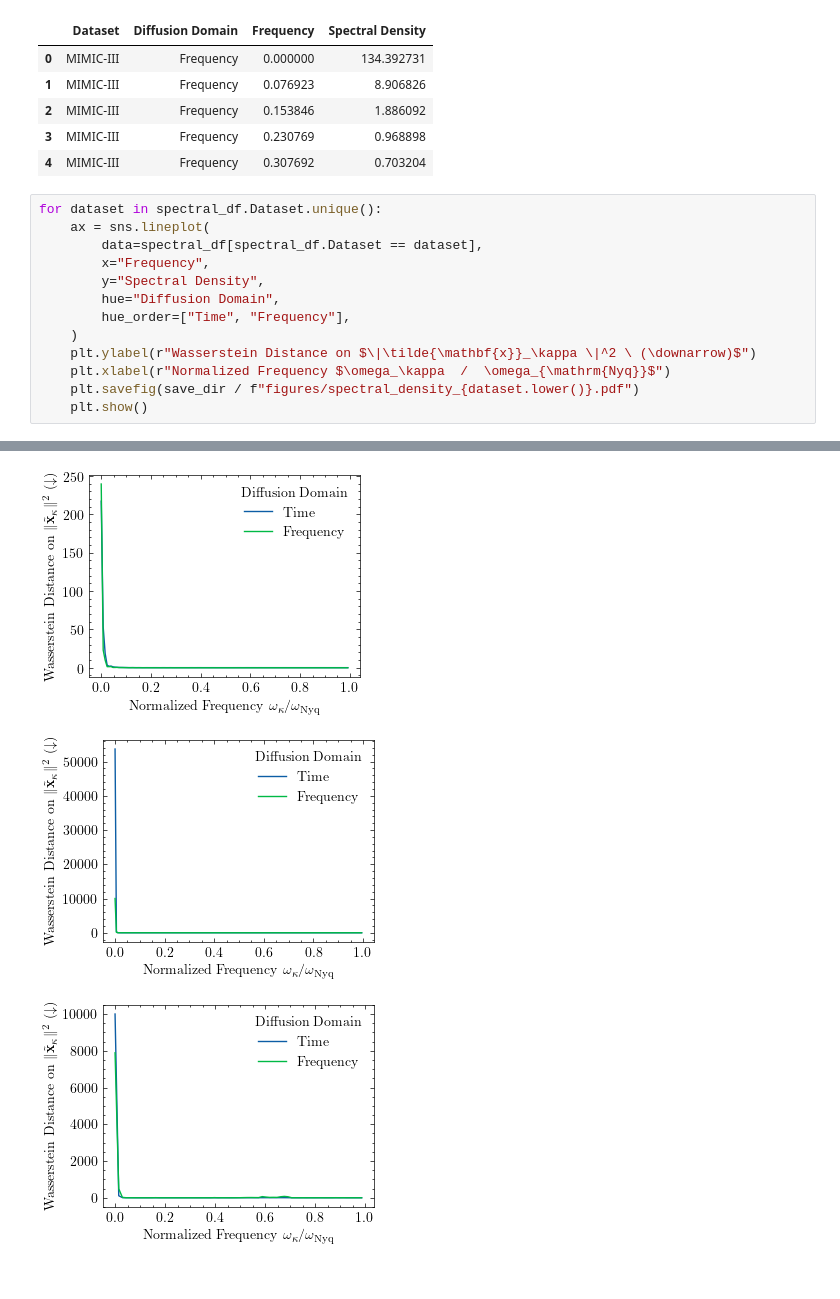
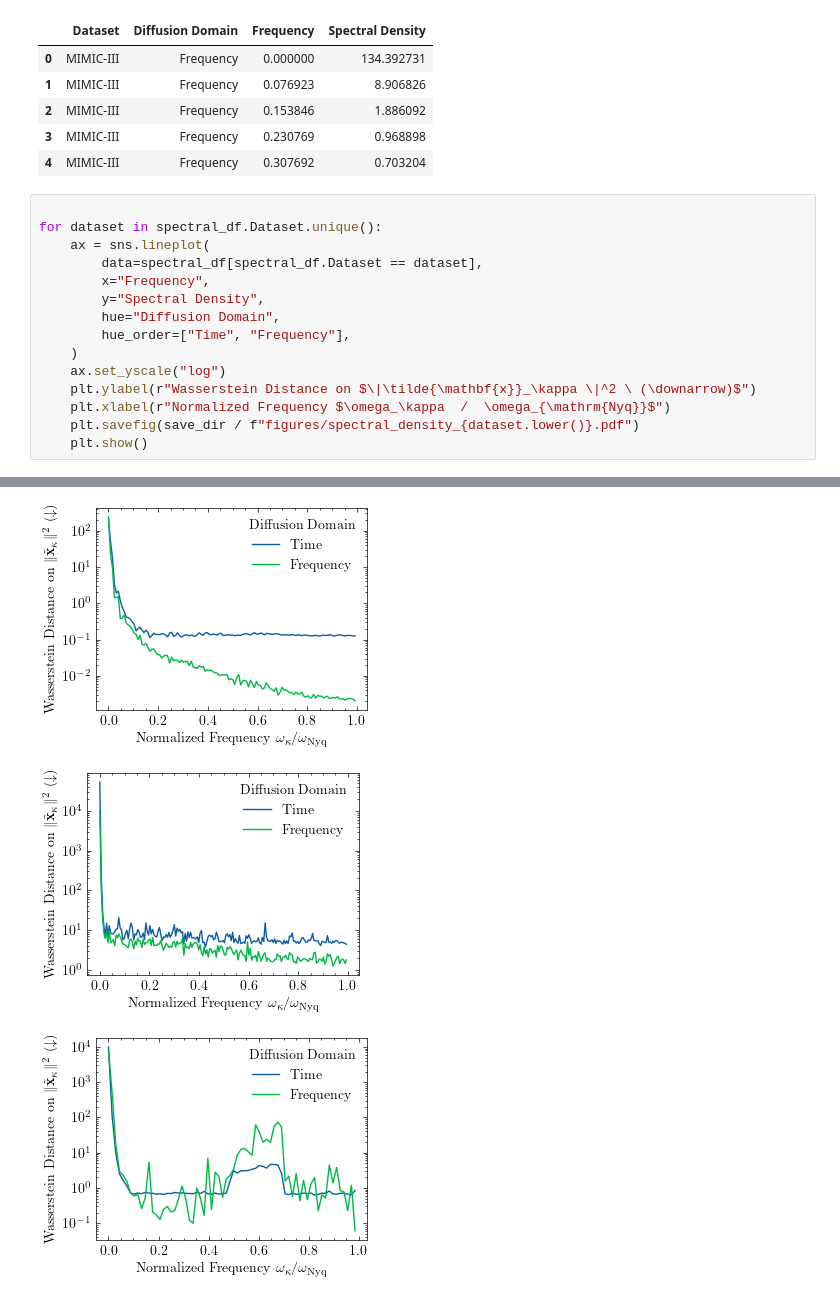
Before and after one commit to JonathanCrabbe/FourierDiffusion, a Jupyter notebook: notebooks/results.ipynb, the cells around one changed output, grey strips where cells are left out. Saved outputs shown, nothing was run; the diff lists cells and outputs as text.

Commit message:
Finalize plots

```diff
--- a/notebooks/results.ipynb
+++ b/notebooks/results.ipynb
@@ -247,6 +247,7 @@ spectral_df.head()
 | 3 | MIMIC-III | Frequency | 0.230769 | 0.968898 |
 | 4 | MIMIC-III | Frequency | 0.307692 | 0.703204 |
 # %%
+
 for dataset in spectral_df.Dataset.unique():
     ax = sns.lineplot(
         data=spectral_df[spectral_df.Dataset == dataset],
@@ -255,6 +256,7 @@ for dataset in spectral_df.Dataset.unique():
         hue="Diffusion Domain",
         hue_order=["Time", "Frequency"],
     )
+    ax.set_yscale("log")
     plt.ylabel(r"Wasserstein Distance on $\|\tilde{\mathbf{x}}_\kappa \|^2 \ (\downarrow)$")
     plt.xlabel(r"Normalized Frequency $\omega_\kappa  /  \omega_{\mathrm{Nyq}}$")
     plt.savefig(save_dir / f"figures/spectral_density_{dataset.lower()}.pdf")
@@ -264,3 +266,3 @@ for dataset in spectral_df.Dataset.unique():
-[figure, old version]
+[figure, new version]
-[figure, old version]
+[figure, new version]
-[figure, old version]
+[figure, new version]
```
Also changed, not shown: parts of 2 cells of this notebook, 1 other file.
